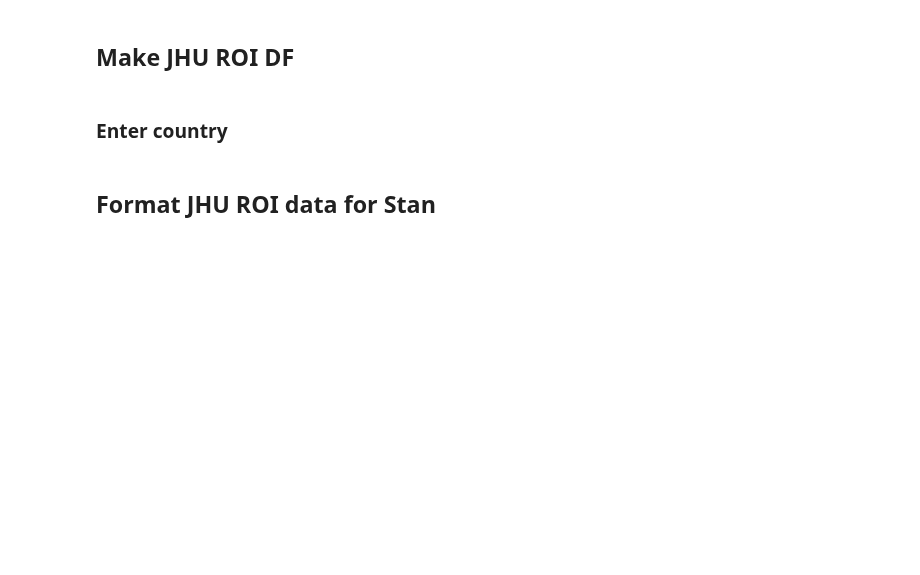
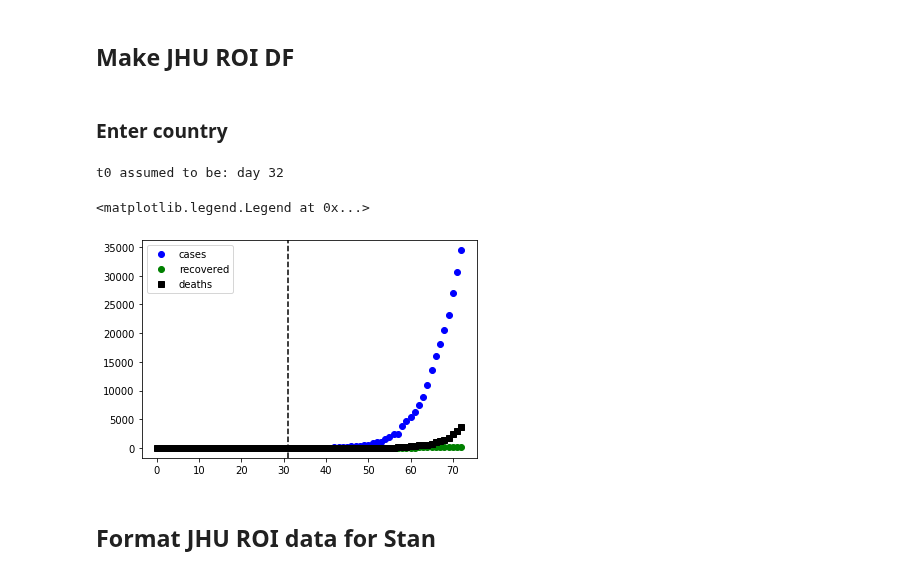
Before and after one commit to ccc1685/covid-19, a Jupyter notebook: Stan/MBS_epidemic_concentration_fitter.ipynb, the cells around one changed output. Drawn from its saved outputs; the diff is of its cells as text; code cells hidden in the pictures; blank space fills up the shorter version.

```diff
--- a/Stan/MBS_epidemic_concentration_fitter.ipynb
+++ b/Stan/MBS_epidemic_concentration_fitter.ipynb
@@ -45,33 +61,40 @@ roi = "Italy"
+# %%
+#Austria,Belgium,Denmark,France,Germany,Italy,Norway,Spain,Sweden,Switzerland,United Kingdom
+roi = "United Kingdom"
 # %%
-dfc2 = dfc.loc[dfc['Country/Region']==roi]
-dfd2 = dfd.loc[dfd['Country/Region']==roi]
-dfr2 = dfr.loc[dfr['Country/Region']==roi]
+dfc2 = dfc.loc[(dfc['Country/Region']==roi)&(pd.isnull(dfc['Province/State']))]
+dfd2 = dfd.loc[(dfd['Country/Region']==roi)&(pd.isnull(dfd['Province/State']))]
+dfr2 = dfr.loc[(dfr['Country/Region']==roi)&(pd.isnull(dfr['Province/State']))]
 
 
 DF = df = pd.DataFrame(columns=['date','cases','recovered','deaths'])
 
 dates = dfc.columns[4:].values
 
 for i in range(len(dates)):
   DF.loc[i] = pd.Series({'date':dates[i],
                          'cases':dfc2[dates[i]].values[0] - (dfr2[dates[i]].values[0] + dfd2[dates[i]].values[0]),
                          'recovered':dfr2[dates[i]].values[0],
                          'deaths':dfd2[dates[i]].values[0]})
 
 
 pop = {}
 pop['Italy'] = 60500000
 pop['United Kingdom'] = 6440000
 
-t0 = np.where(DF["cases"].values>=1)[0][0]# estimated day of first exposure? Need to make this a parameter
+t0 = np.where(DF["cases"].values>=10)[0][0] - 5# estimated day of first exposure? Need to make this a parameter
 model.stan_data['t0'] = t0-1
 print("t0 assumed to be: day "+str(t0))
 plt.plot(DF["cases"],'bo', label="cases")
 plt.plot(DF["recovered"],'go',label="recovered")
 plt.plot(DF["deaths"],'ks',label="deaths")
 
 plt.axvline(model.stan_data['t0'],color='k', linestyle="dashed")
 plt.legend()
+# %% [output]
+t0 assumed to be: day 32
+<matplotlib.legend.Legend at 0x...>
+[figure, added]
 # %% [markdown]
 ## Format JHU ROI data for Stan
 # %%
```
Also changed, not shown: parts of 15 cells of this notebook, 1 other file.
